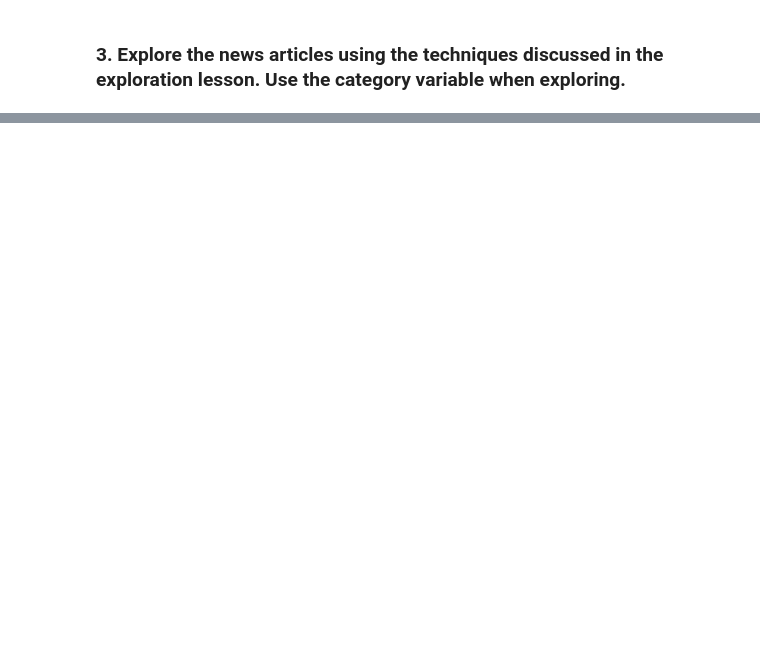
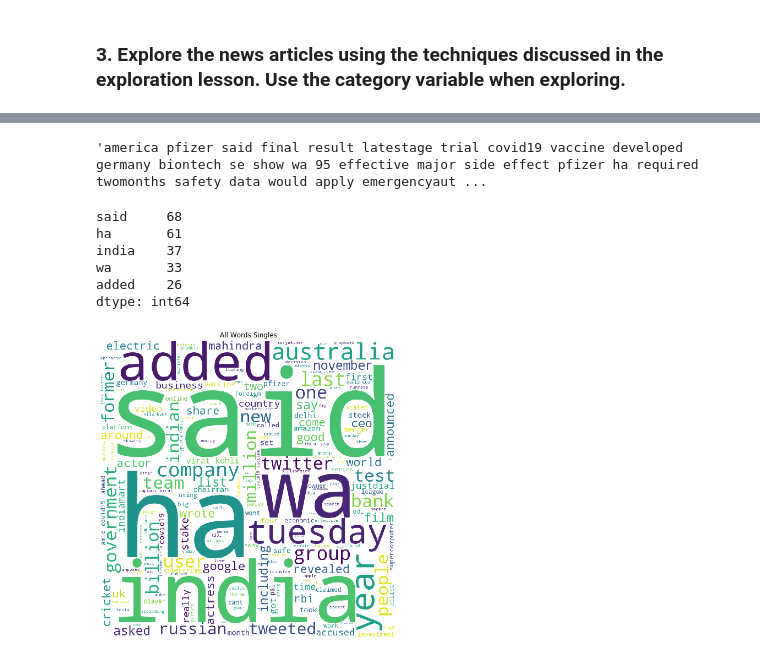
Before and after one commit to dbojado/natural-language-processing-exercises, a Jupyter notebook: explore.ipynb, the cells around one changed output, grey strips where cells are left out. Cells and saved outputs as stored; diff of their text form; code cells hidden in the pictures; blank space fills up the shorter version.

```diff
--- a/explore.ipynb
+++ b/explore.ipynb
@@ -378,2 +651,5 @@ df.head()
 # %% [markdown]
 ### 3. Explore the news articles using the techniques discussed in the exploration lesson. Use the category variable when exploring.
+# %%
+df = acquire.get_news_articles()
+df.head()
@@ -379,0 +674,6 @@ df.head()
+# %%
+df['content_cleaned'] = df.content.apply(basic_clean)
+df['content_tokenized'] = df.content_cleaned.apply(tokenize)
+df['content_lemmatized'] = df.content_tokenized.apply(lemmatize)
+df['content_filtered'] = df.content_lemmatized.apply(remove_stopwords)
+df.head()
@@ -379,0 +687,9 @@ df.head()
+# %%
+# (a|b)
+words = [re.sub(r'([^a-z0-9\s]|\s.\s)', '', doc).split() for doc in df.content_filtered]
+# words
+
+# column name will be words, and the column will contain lists of the words in each doc
+df = pd.concat([df, pd.DataFrame({'words': words})], axis=1)
+
+df
@@ -379,0 +710,34 @@ df.head()
+# %%
+all_words = ' '.join(df.content_filtered)
+
+all_words = re.sub(r'\s.\s', '', all_words)
+
+all_words
+# %% [output]
+'america pfizer said final result latestage trial covid19 vaccine developed germany biontech se show wa 95 effective major side effect pfizer ha required twomonths safety data would apply emergencyaut ...
+# %%
+all_words_freq = pd.Series(all_words.split()).value_counts()
+
+all_words_freq.head()
+# %% [output]
+said     68
+ha       61
+india    37
+wa       33
+added    26
+dtype: int64
+# %%
+all_words_cloud = WordCloud(background_color='white',
+                      height=800, width=800).generate(all_words)
+
+plt.figure(figsize=(15,15))
+axs = [plt.axes([.25, 1, .5, .5]), plt.axes([.8, 1, .5, .5])]
+
+# imshow => display data as an image
+axs[0].imshow(all_words_cloud)
+
+axs[0].set_title('All Words Singles')
+
+for ax in axs: ax.axis('off')
+# %% [output]
+[figure, added]
```
Also changed, not shown: parts of 32 cells of this notebook.
